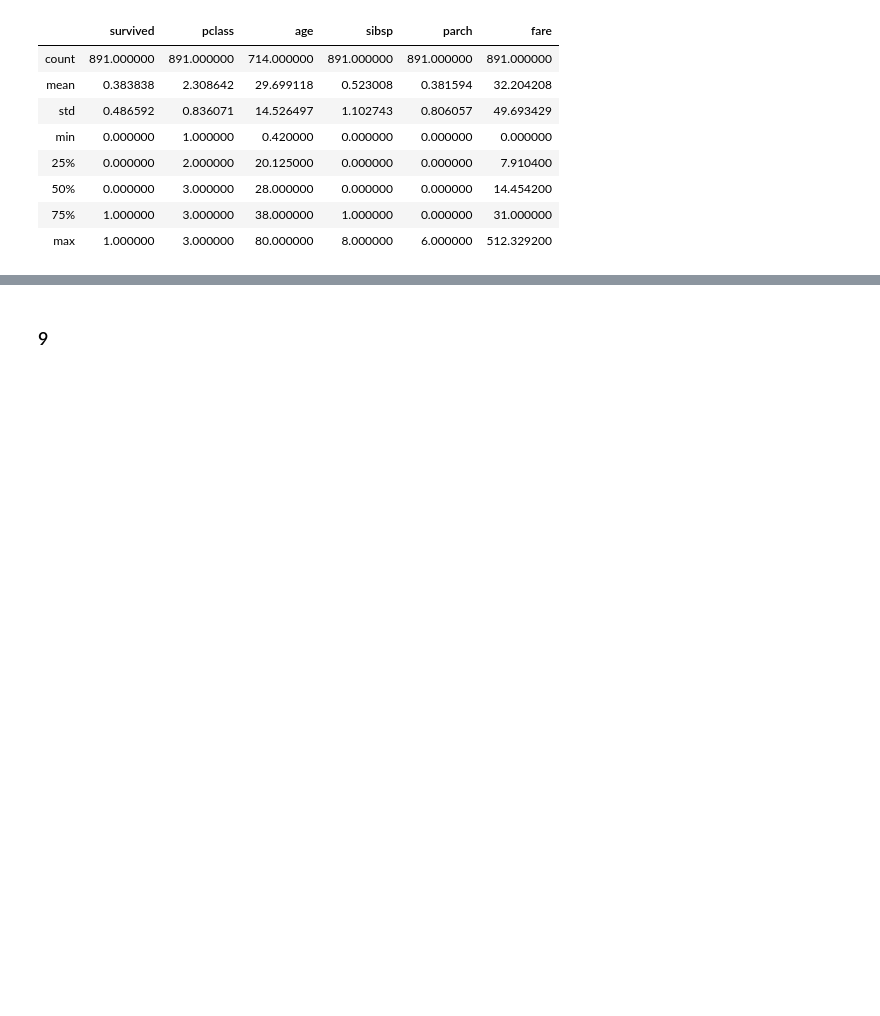
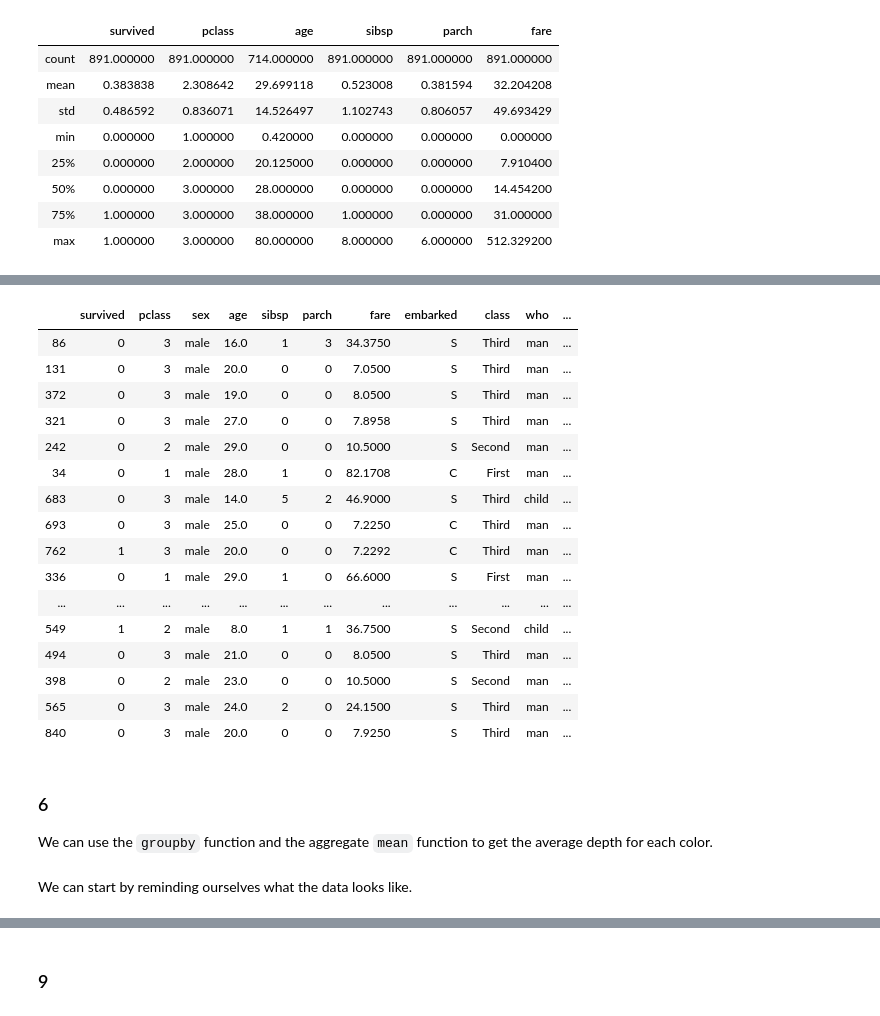
Before and after one commit to fuzzy-tribble/data_science_foundations, a Jupyter notebook: python_libraries_pandas.ipynb, the cells around one changed output, grey strips where cells are left out. Saved outputs shown, nothing was run; the diff lists cells and outputs as text; code cells hidden in the pictures; blank space fills up the shorter version.

```diff
--- a/python_libraries_pandas.ipynb
+++ b/python_libraries_pandas.ipynb
@@ -1074,0 +1187,27 @@ titanic_df.describe()
+# %%
+df = titanic_df[(titanic_df['age'] < 30) & (titanic_df['sex'] == 'male')]
+df.sample(30)
+# %% [output]
+|  | survived | pclass | sex | age | sibsp | parch | fare | embarked | class | who | ... |
+| 86 | 0 | 3 | male | 16.0 | 1 | 3 | 34.3750 | S | Third | man | ... |
+| 131 | 0 | 3 | male | 20.0 | 0 | 0 | 7.0500 | S | Third | man | ... |
+| 372 | 0 | 3 | male | 19.0 | 0 | 0 | 8.0500 | S | Third | man | ... |
+| 321 | 0 | 3 | male | 27.0 | 0 | 0 | 7.8958 | S | Third | man | ... |
+| 242 | 0 | 2 | male | 29.0 | 0 | 0 | 10.5000 | S | Second | man | ... |
+| 34 | 0 | 1 | male | 28.0 | 1 | 0 | 82.1708 | C | First | man | ... |
+| 683 | 0 | 3 | male | 14.0 | 5 | 2 | 46.9000 | S | Third | child | ... |
+| 693 | 0 | 3 | male | 25.0 | 0 | 0 | 7.2250 | C | Third | man | ... |
+| 762 | 1 | 3 | male | 20.0 | 0 | 0 | 7.2292 | C | Third | man | ... |
+| 336 | 0 | 1 | male | 29.0 | 1 | 0 | 66.6000 | S | First | man | ... |
+| ... | ... | ... | ... | ... | ... | ... | ... | ... | ... | ... | ... |
+| 549 | 1 | 2 | male | 8.0 | 1 | 1 | 36.7500 | S | Second | child | ... |
+| 494 | 0 | 3 | male | 21.0 | 0 | 0 | 8.0500 | S | Third | man | ... |
+| 398 | 0 | 2 | male | 23.0 | 0 | 0 | 10.5000 | S | Second | man | ... |
+| 565 | 0 | 3 | male | 24.0 | 2 | 0 | 24.1500 | S | Third | man | ... |
+| 840 | 0 | 3 | male | 20.0 | 0 | 0 | 7.9250 | S | Third | man | ... |
+# %% [markdown]
+### 6
+
+We can use the `groupby` function and the aggregate `mean` function to get the average depth for each color.
+# %% [markdown]
+We can start by reminding ourselves what the data looks like.
```
Also changed, not shown: parts of 55 cells of this notebook.
